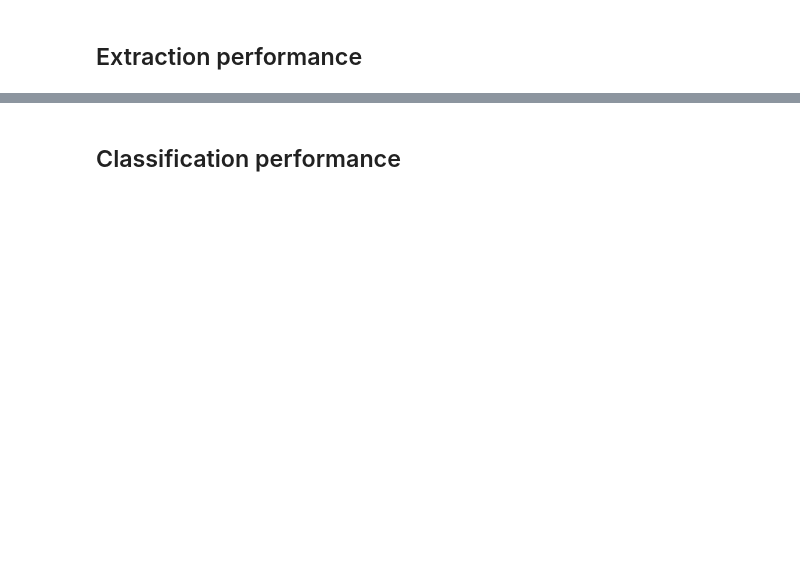
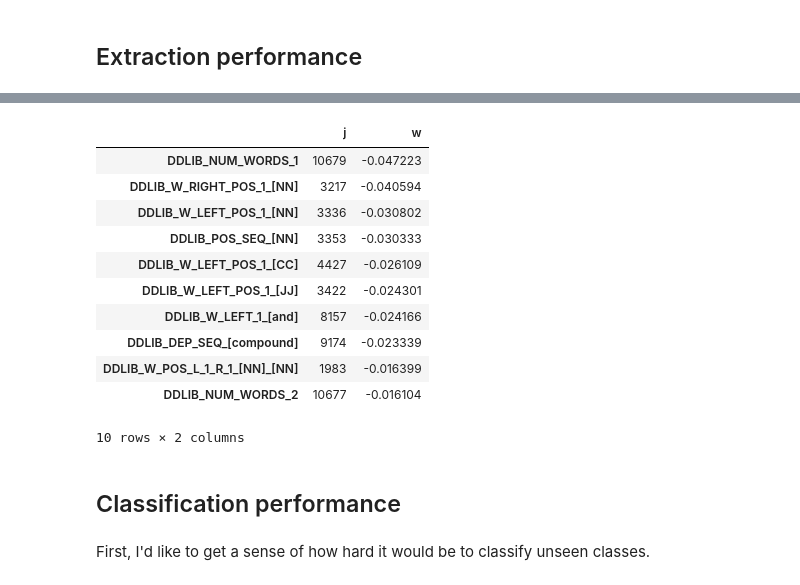
Before and after one commit to kuleshov/gwaskb, a Jupyter notebook: notebooks/phenotype-extraction.ipynb, the cells around one changed output, grey strips where cells are left out. Cells and saved outputs as stored; diff of their text form; code cells hidden in the pictures; blank space fills up the shorter version.

```diff
--- a/notebooks/phenotype-extraction.ipynb
+++ b/notebooks/phenotype-extraction.ipynb
@@ -325,2 +606,19 @@ Identification of a novel susceptibility locus for juvenile idiopathic arthritis
+# %%
+learner.feature_stats(n_max=10)
+# %% [output]
+|  | j | w |
+| DDLIB_NUM_WORDS_1 | 10679 | -0.047223 |
+| DDLIB_W_RIGHT_POS_1_[NN] | 3217 | -0.040594 |
+| DDLIB_W_LEFT_POS_1_[NN] | 3336 | -0.030802 |
+| DDLIB_POS_SEQ_[NN] | 3353 | -0.030333 |
+| DDLIB_W_LEFT_POS_1_[CC] | 4427 | -0.026109 |
+| DDLIB_W_LEFT_POS_1_[JJ] | 3422 | -0.024301 |
+| DDLIB_W_LEFT_1_[and] | 8157 | -0.024166 |
+| DDLIB_DEP_SEQ_[compound] | 9174 | -0.023339 |
+| DDLIB_W_POS_L_1_R_1_[NN]_[NN] | 1983 | -0.016399 |
+| DDLIB_NUM_WORDS_2 | 10677 | -0.016104 |
+10 rows × 2 columns
 # %% [markdown]
 ## Classification performance
+# %% [markdown]
+First, I'd like to get a sense of how hard it would be to classify unseen classes.
```
Also changed, not shown: parts of 28 cells of this notebook, 1 other file.
